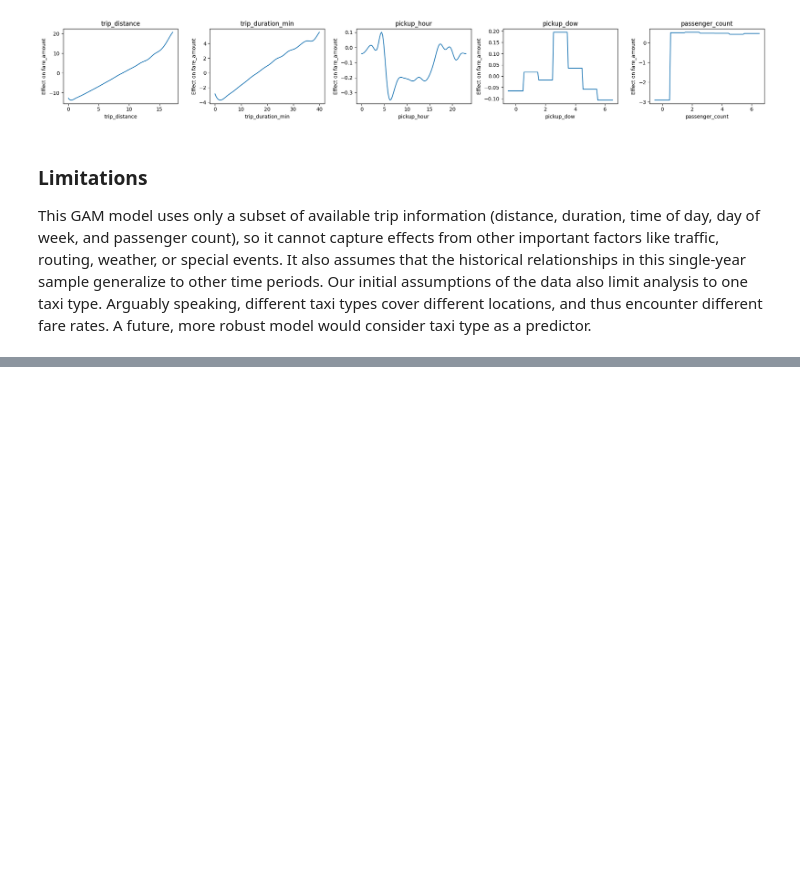
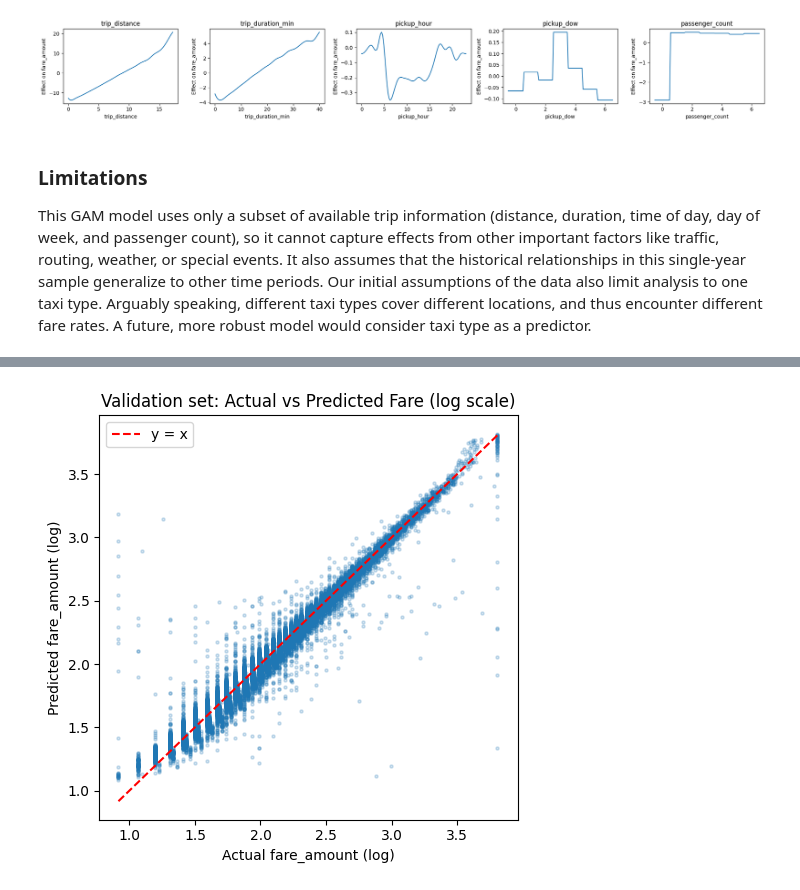
Before and after one commit to TangyKiwi/DSC-291-AWS, a Jupyter notebook: gam/MAIN.ipynb, the cells around one changed output, grey strips where cells are left out. Saved outputs shown, nothing was run; the diff lists cells and outputs as text; code cells hidden in the pictures; blank space fills up the shorter version.

```diff
--- a/gam/MAIN.ipynb
+++ b/gam/MAIN.ipynb
@@ -509,0 +555,93 @@ more robust model would consider taxi type as a predictor.
+# %%
+from pygam import te
+
+terms = (
+    te(0, 1, n_splines=[15, 15]) +         # distance x duration surface
+    s(2, basis="cp", edge_knots=[0, 23]) + # pickup_hour (cyclic)
+    f(3) +                                 # pickup_dow (factor)
+    f(4) +                                 # pickup_year_code (factor)
+    s(5, basis="cp", edge_knots=[1, 12]) + # pickup_month (cyclic)
+    f(6)                                   # taxi_type_code (factor)
+)
+
+if "passenger_count" in feature_cols:
+    # passenger_count is the last column in feature_cols
+    terms = terms + f(feature_cols.index("passenger_count"))
+
+y_train_log = np.log(y_train)
+gam_ec = LinearGAM(terms).fit(X_train, y_train_log)
+
+# Predictions
+y_pred_train = gam_ec.predict(X_train)
+y_pred_val = gam_ec.predict(X_val)
+
+y_val_log = np.log(y_val)
+
+mse_train = mean_squared_error(y_train_log, y_pred_train)
+mse_val = mean_squared_error(y_val_log, y_pred_val)
+rmse_train = np.sqrt(mse_train)
+rmse_val = np.sqrt(mse_val)
+r2_train = r2_score(y_train_log, y_pred_train)
+r2_val = r2_score(y_val_log, y_pred_val)
+
+print(f"Train RMSE: {rmse_train:.2f}, R^2: {r2_train:.3f}")
+print(f"Validation RMSE: {rmse_val:.2f}, R^2: {r2_val:.3f}")
+
+# Scatter plot: actual vs predicted fare on validation set with y=x reference line
+import matplotlib.pyplot as plt
+
+plt.figure(figsize=(5, 5))
+plt.scatter(y_val_log, y_pred_val, alpha=0.2, s=5)
+lims = [min(y_val_log.min(), y_pred_val.min()), max(y_val_log.max(), y_pred_val.max())]
+plt.plot(lims, lims, "r--", label="y = x")
+plt.xlabel("Actual fare_amount (log)")
+plt.ylabel("Predicted fare_amount (log)")
+plt.title("Validation set: Actual vs Predicted Fare (log scale)")
+plt.legend()
+plt.tight_layout()
+plt.show()
+
+n_terms = len(gam_ec.terms)
+term_ids = [t for t in range(n_terms) if not gam_ec.terms[t].isintercept]
+
+fig, axs = plt.subplots(1, len(term_ids), figsize=(4 * len(term_ids), 3))
+if len(term_ids) == 1:
+    axs = [axs]
+
+for ax, term_id in zip(axs, term_ids):
+
+    term_obj = gam_ec.terms[term_id]
+
+    # -------- Tensor term (distance x duration) --------
+    if term_obj.istensor:
+
+        # Get feature indices used in tensor
+        feat_idxs = term_obj.feature  # usually a tuple like (0, 1)
+        feat_names = [feature_cols[i] for i in feat_idxs]
+
+        XX = gam_ec.generate_X_grid(term=term_id, n=50, meshgrid=True)
+        Z = gam_ec.partial_dependence(term=term_id, X=XX, meshgrid=True)
+        xg, yg = XX
+
+        cs = ax.contourf(xg, yg, Z, levels=20)
+        ax.set_xlabel(feat_names[0])
+        ax.set_ylabel(feat_names[1])
+        ax.set_title(f"{feat_names[0]} × {feat_names[1]}")
+        fig.colorbar(cs, ax=ax)
+
+    # -------- 1D smooth or factor --------
+    else:
+        feat_idx = term_obj.feature
+        feat_name = feature_cols[feat_idx]
+
+        XX = gam_ec.generate_X_grid(term=term_id)
+        pd = gam_ec.partial_dependence(term=term_id, X=XX)
+
+        ax.plot(XX[:, feat_idx], pd)
+        ax.set_xlabel(feat_name)
+        ax.set_ylabel("Effect on log(fare)")
+        ax.set_title(feat_name)
+
+plt.tight_layout()
+plt.show()
+# %% [output]
@@ -509,0 +650 @@ more robust model would consider taxi type as a predictor.
+[figure, added]
```
Also changed, not shown: parts of 6 cells of this notebook, 1 other file.
